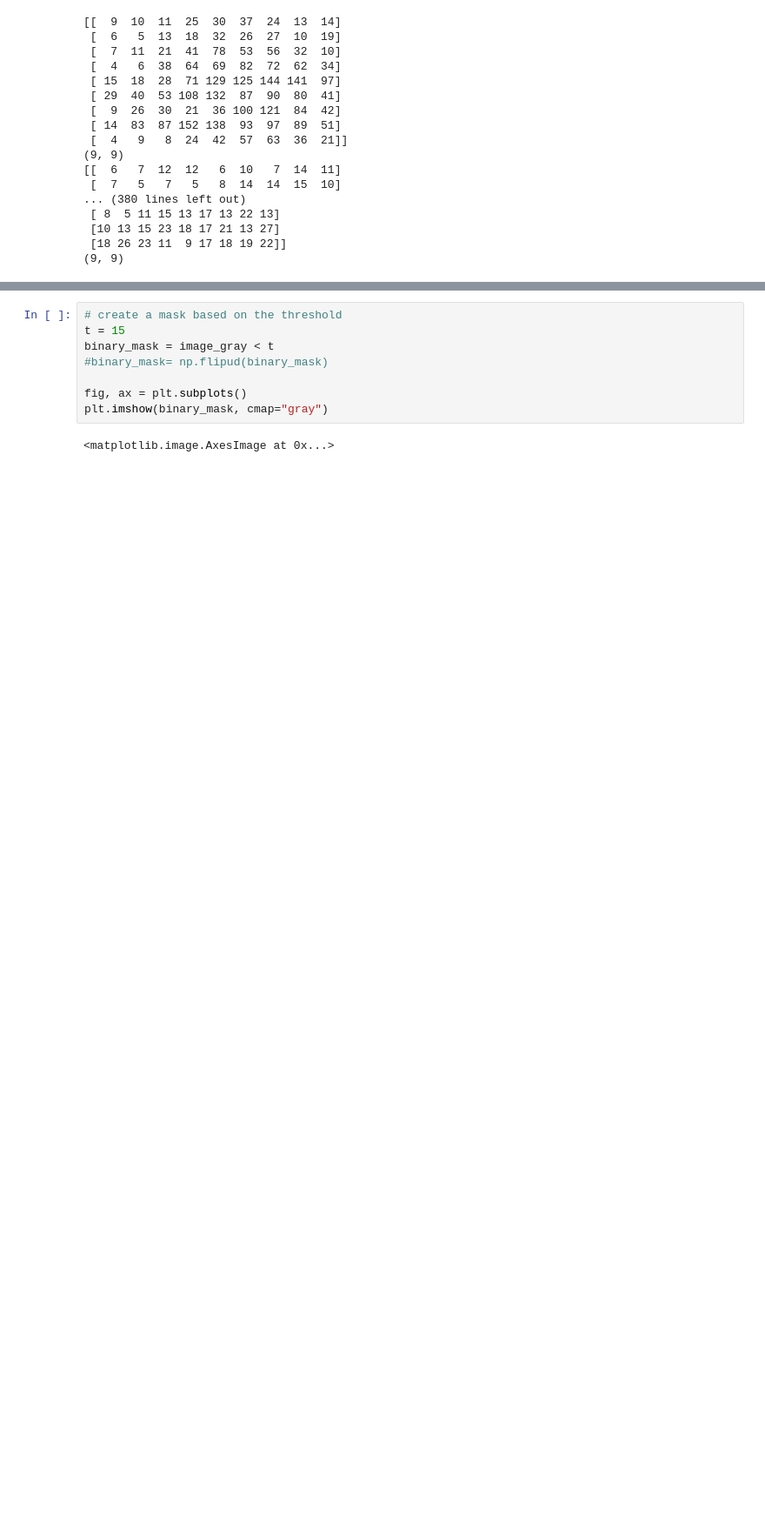
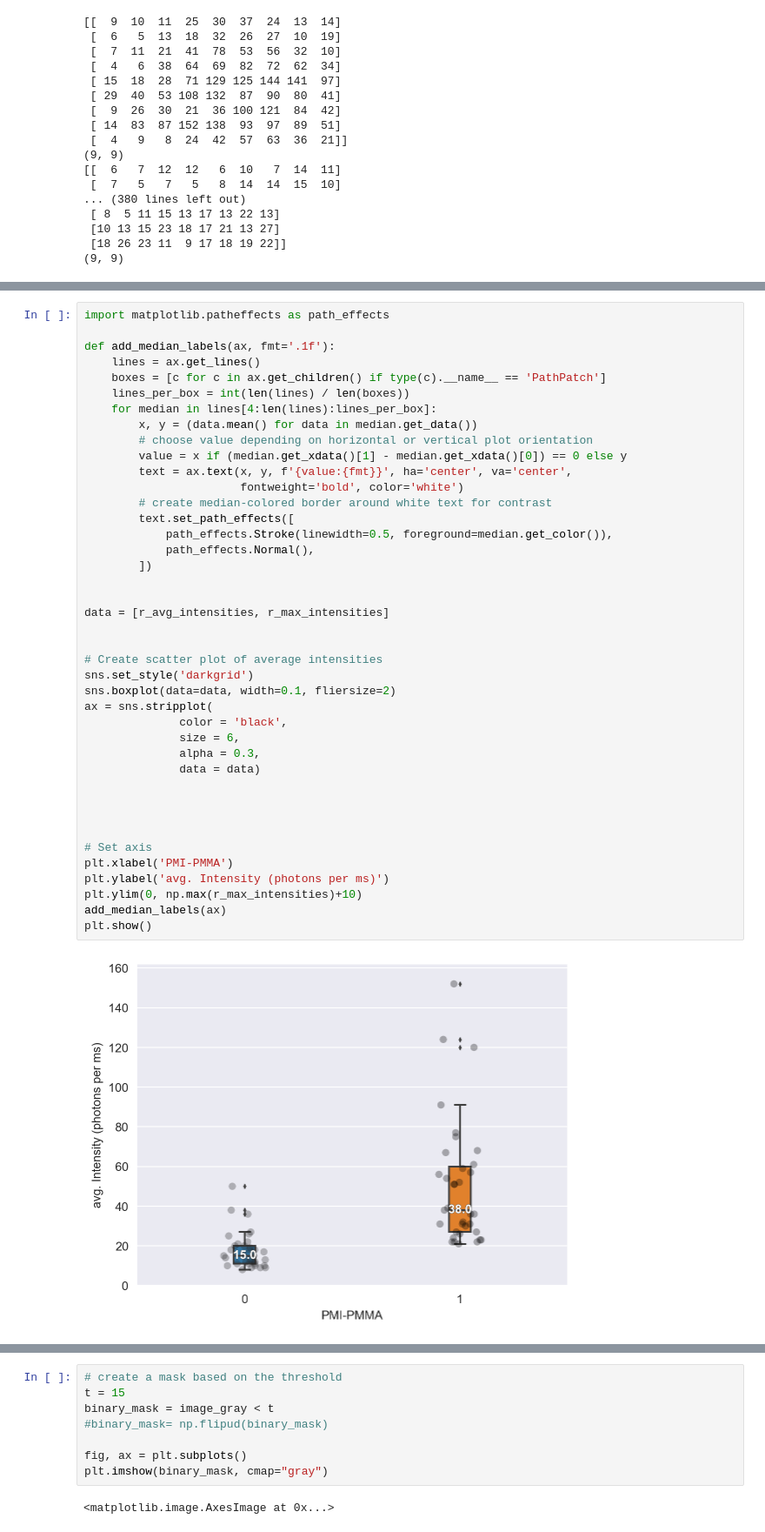
Before and after one commit to JKL453/s04-utils, a Jupyter notebook: notebooks/blob_detection.ipynb, the cells around one changed output, grey strips where cells are left out. Shown at 87% size. Drawn from its saved outputs; the diff is of its cells as text; blank space fills up the shorter version.

```diff
--- a/notebooks/blob_detection.ipynb
+++ b/notebooks/blob_detection.ipynb
@@ -243 +315,44 @@ plt.show()
+# %%
+import matplotlib.patheffects as path_effects
+
+def add_median_labels(ax, fmt='.1f'):
+    lines = ax.get_lines()
+    boxes = [c for c in ax.get_children() if type(c).__name__ == 'PathPatch']
+    lines_per_box = int(len(lines) / len(boxes))
+    for median in lines[4:len(lines):lines_per_box]:
+        x, y = (data.mean() for data in median.get_data())
+        # choose value depending on horizontal or vertical plot orientation
+        value = x if (median.get_xdata()[1] - median.get_xdata()[0]) == 0 else y
+        text = ax.text(x, y, f'{value:{fmt}}', ha='center', va='center',
+                       fontweight='bold', color='white')
+        # create median-colored border around white text for contrast
+        text.set_path_effects([
+            path_effects.Stroke(linewidth=0.5, foreground=median.get_color()),
+            path_effects.Normal(),
+        ])
+
+
+data = [r_avg_intensities, r_max_intensities]
+
+
+# Create scatter plot of average intensities
+sns.set_style('darkgrid')
+sns.boxplot(data=data, width=0.1, fliersize=2)
+ax = sns.stripplot(
+              color = 'black',
+              size = 6,
+              alpha = 0.3,
+              data = data)
+
+
+
+
+# Set axis
+plt.xlabel('PMI-PMMA')
+plt.ylabel('avg. Intensity (photons per ms)')
+plt.ylim(0, np.max(r_max_intensities)+10)
+add_median_labels(ax)
+plt.show()
+# %% [output]
+[figure, added]
 # %%
```
Also changed, not shown: parts of 12 cells of this notebook.
